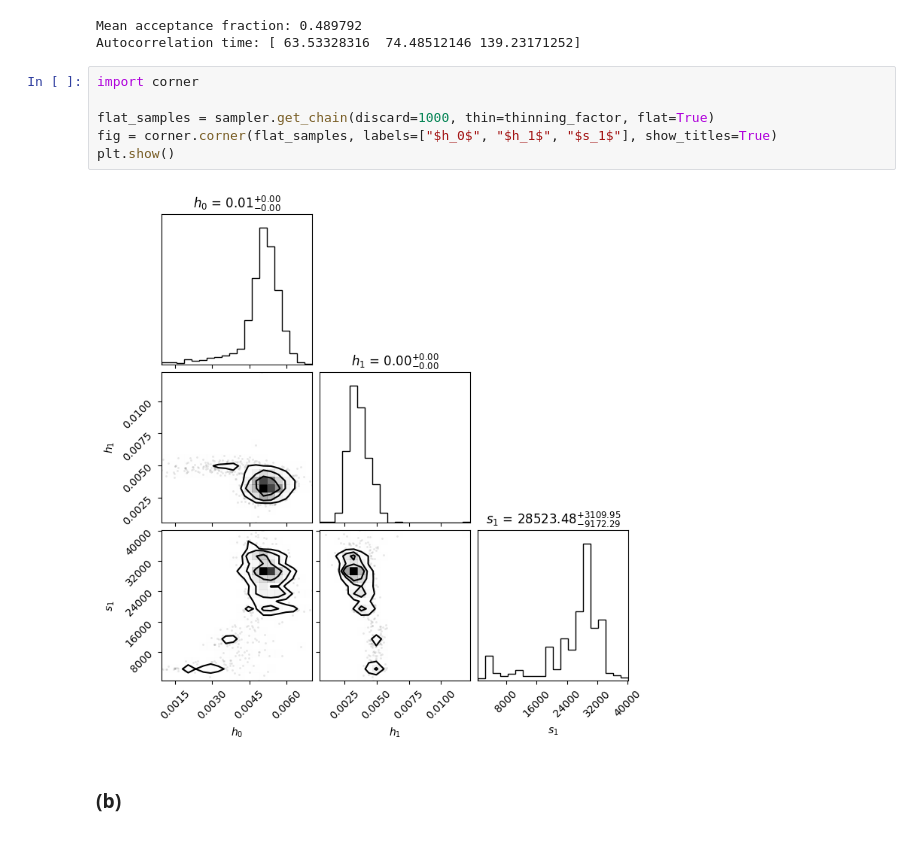
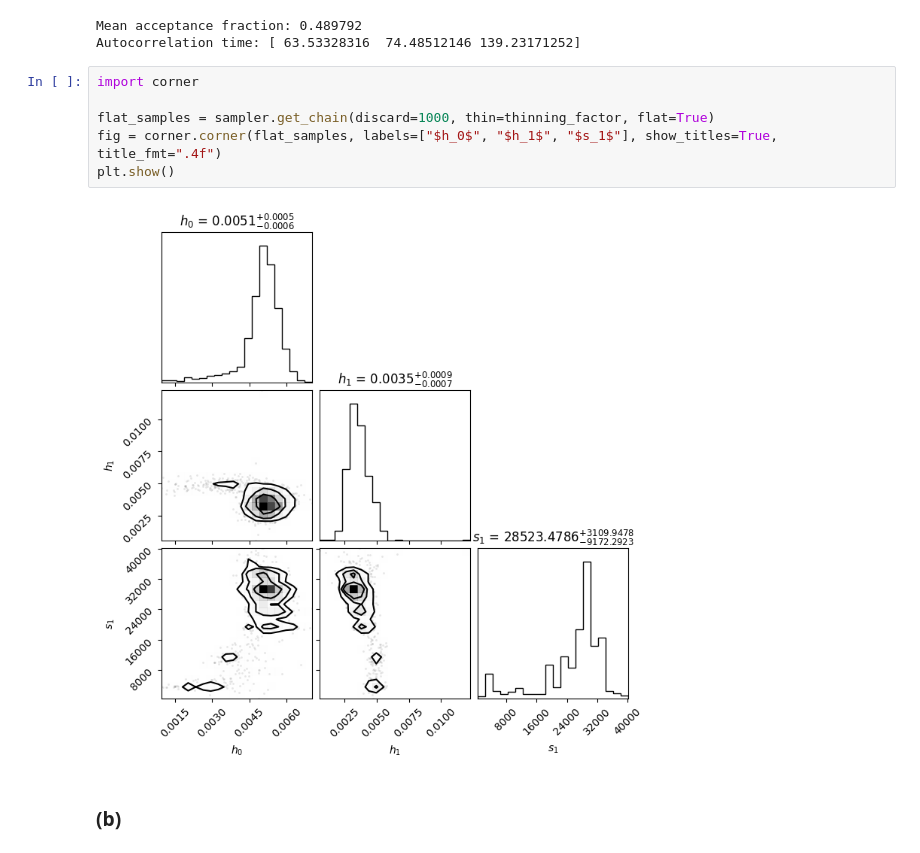
Before and after one commit to AlexBM173/apb86_S2, a Jupyter notebook: draft.ipynb, the cells around one changed output. Cells and saved outputs as stored; diff of their text form.

```diff
--- a/draft.ipynb
+++ b/draft.ipynb
@@ -263,11 +263,11 @@ Autocorrelation time: [ 63.53328316  74.48512146 139.23171252]
 # %%
 import corner
 
 flat_samples = sampler.get_chain(discard=1000, thin=thinning_factor, flat=True)
-fig = corner.corner(flat_samples, labels=["$h_0$", "$h_1$", "$s_1$"], show_titles=True)
+fig = corner.corner(flat_samples, labels=["$h_0$", "$h_1$", "$s_1$"], show_titles=True, title_fmt=".4f")
 plt.show()
 # %% [output]
-[figure, old version]
+[figure, new version]
 # %% [markdown]
 ### (b)
 # %% [markdown]
```
Also changed, not shown: parts of 1 cell of this notebook.
